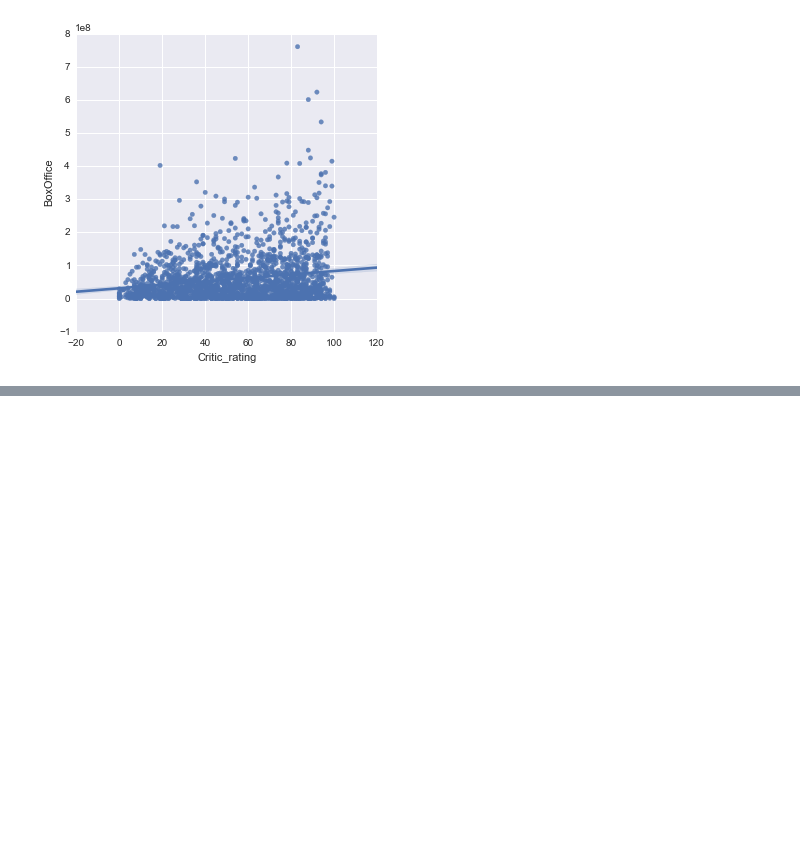
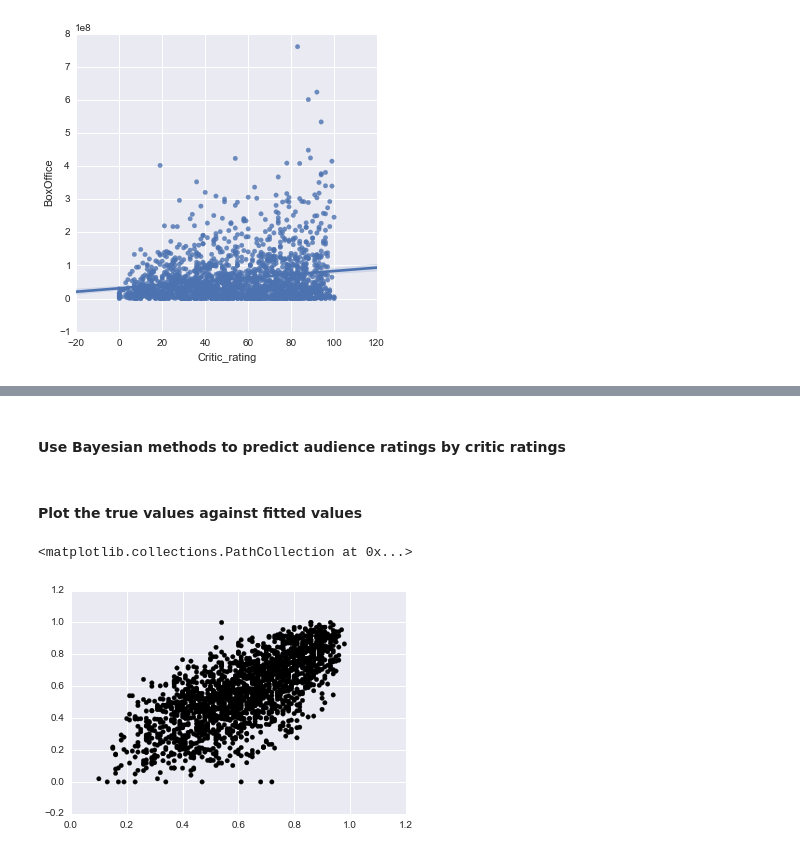
Before and after one commit to lantian2012/DataScience, a Jupyter notebook: Critics_Customer.ipynb, the cells around one changed output, grey strips where cells are left out. Cells and saved outputs as stored; diff of their text form; code cells hidden in the pictures; blank space fills up the shorter version.

Commit message:
add Bayesian analysis for critic-audience rating

```diff
--- a/Critics_Customer.ipynb
+++ b/Critics_Customer.ipynb
@@ -54,0 +66,8 @@ sns.lmplot( 'Critic_rating','BoxOffice', data=MovieTable)
+# %%
+# get the number of critic ratings for each movie
+CriticTable = pd.read_pickle('CriticRaw.pkl')
+CriticTable.columns = ['Movie', 'Name', 'Rate', 'Genre', 'BoxOffice', 'Publication']
+CriticTable = CriticTable[['Movie', 'Name']].groupby('Movie').count()
+CriticTable.reset_index(inplace=True)
+CriticTable.columns = ['ID', 'RateCount']
+CriticTable.head()
@@ -54,0 +85,3 @@ sns.lmplot( 'Critic_rating','BoxOffice', data=MovieTable)
+# %%
+MovieTable = pd.merge(MovieTable, CriticTable, on='ID')
+MovieTable.head()
@@ -54,0 +95,22 @@ sns.lmplot( 'Critic_rating','BoxOffice', data=MovieTable)
+# %% [markdown]
+#### Use Bayesian methods to predict audience ratings by critic ratings
+# %%
+#the prior of audience ratings
+tau = np.std(MovieTable.Audience_rating, ddof=1)/100
+mu = np.mean(MovieTable.Audience_rating)/100
+
+#get the likelihood. As the expert vote is binomial, the std of the likelihood
+#can be estimated by the std of binomial dist.
+
+sigma = np.sqrt(MovieTable.Critic_rating/100*(1-MovieTable.Critic_rating/100)/MovieTable.RateCount)
+
+#estimate the audience rating by the Bayesian method
+B = sigma**2/(sigma**2 + tau**2)
+audience = B*mu+(1-B)*MovieTable.Critic_rating/100
+# %% [markdown]
+#### Plot the true values against fitted values
+# %%
+plt.scatter(MovieTable.Audience_rating/100, audience, color='black')
+# %% [output]
+<matplotlib.collections.PathCollection at 0x...>
+[figure, added]
```
Also changed, not shown: parts of 9 cells of this notebook.
